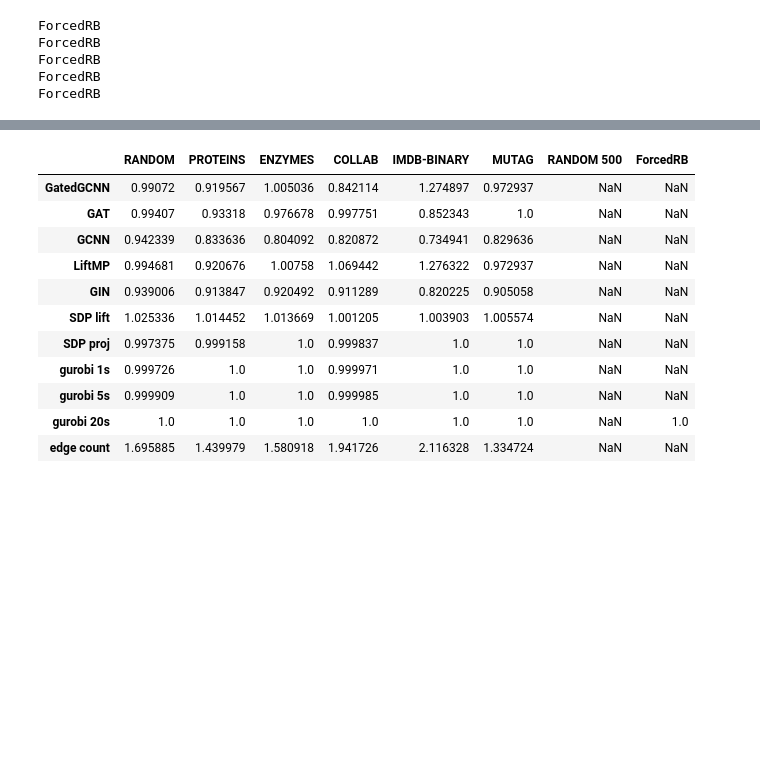
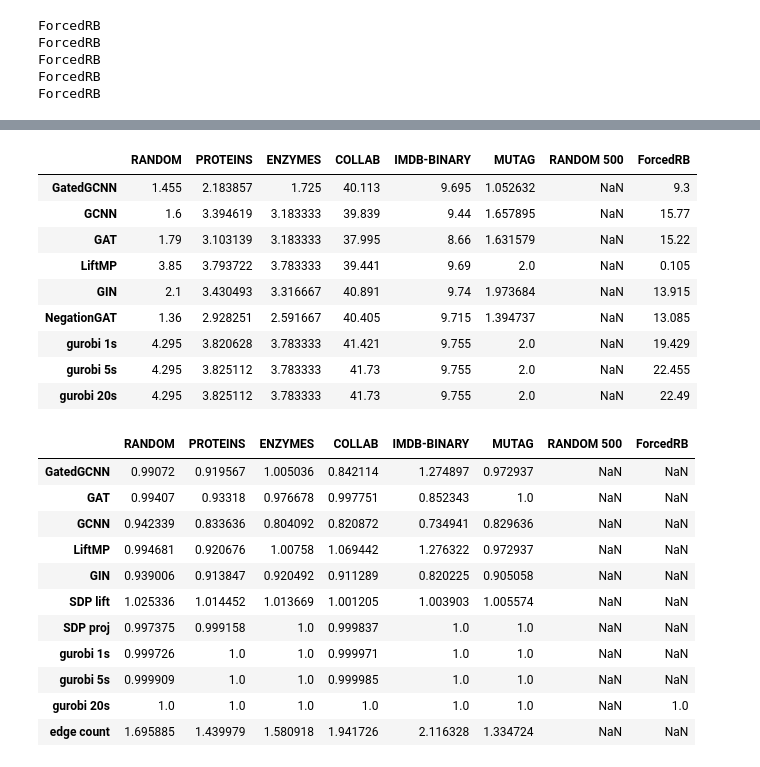
Before and after one commit to penlu/bespoke-gnn4do, a Jupyter notebook: ipynb/tabulate.ipynb, the cells around one changed output, grey strips where cells are left out. Saved outputs shown, nothing was run; the diff lists cells and outputs as text; code cells hidden in the pictures; blank space fills up the shorter version.

Commit message:
add max clique to tabulation

```diff
--- a/ipynb/tabulate.ipynb
+++ b/ipynb/tabulate.ipynb
@@ -152,8 +149,6 @@ print("loading gurobi 1s")
 vc_grb_1s = load_baseline_outputs(root_folder / 'baseline_runs', '230902_gurobi_1s', 'gurobi', indices)
 print("loading gurobi 5s")
 vc_grb_5s = load_baseline_outputs(root_folder / 'baseline_runs', '230902_gurobi_5s', 'gurobi', indices)
-print("loading gurobi 5s")
-vc_grb_5s = load_baseline_outputs(root_folder / 'baseline_runs', '230902_gurobi_5s', 'gurobi', indices)
 print("loading gurobi 20s")
 vc_grb_20s = load_baseline_outputs(root_folder / 'baseline_runs', '230916_gurobi_vertex_cover_20s', 'gurobi', indices)
 
@@ -251,3 +246,15 @@ ForcedRB
 ForcedRB
 ForcedRB
 ForcedRB
+# %%
+# loading max clique results from files
+
+print("loading model losses")
+clique_models = load_train_outputs(root_folder / 'training_runs', '230920_clique') # 230901_VC for without PE
+
+print("loading gurobi 1s")
+clique_grb_1s = load_baseline_outputs(root_folder / 'baseline_runs', '230920_gurobi_max_clique_1s', 'gurobi', indices)
+print("loading gurobi 5s")
+clique_grb_5s = load_baseline_outputs(root_folder / 'baseline_runs', '230920_gurobi_max_clique_5s', 'gurobi', indices)
+print("loading gurobi 20s")
+clique_grb_20s = load_baseline_outputs(root_folder / 'baseline_runs', '230920_gurobi_max_clique_20s', 'gurobi', indices)
@@ -254,3 +279,27 @@ ForcedRB
+# %%
+# putting clique results in a table
+clique_scores = pd.DataFrame(columns=dataset_names)
+
+for (model, dataset), (train_losses, valid_scores) in clique_models.items():
+    clique_scores.at[model, dataset] = np.max(valid_scores)
+
+for dataset, score in clique_grb_1s.items():
+    clique_scores.at['gurobi 1s', dataset] = score
+
+for dataset, score in clique_grb_5s.items():
+    clique_scores.at['gurobi 5s', dataset] = score
+
+for dataset, score in clique_grb_20s.items():
+    clique_scores.at['gurobi 20s', dataset] = score
+
+for dataset in dataset_names:
+    edges = 0
+    count = 0
+    if dataset not in datasets:
+        continue
+    for example in datasets[dataset]:
+        edges += example.edge_index.shape[1]
+        count += 1
 # %%
 maxcut_scores
 # %% [output]
@@ -281,6 +330,19 @@ vc_scores
 | gurobi 5s | -75.935 | -25.076233 | -19.458333 | -66.454 | -16.09 | -8.236842 | -467.315 | -196.481 |
 | gurobi 20s | -75.935 | -25.076233 | -19.458333 | -66.454 | -16.09 | -8.236842 | NaN | -196.455 |
 | vertex count | -100.0 | -39.057502 | -32.633333 | -74.4948 | -19.773 | -17.930851 | NaN | NaN |
+# %%
+clique_scores
+# %% [output]
+|  | RANDOM | PROTEINS | ENZYMES | COLLAB | IMDB-BINARY | MUTAG | RANDOM 500 | ForcedRB |
+| GatedGCNN | 1.455 | 2.183857 | 1.725 | 40.113 | 9.695 | 1.052632 | NaN | 9.3 |
+| GCNN | 1.6 | 3.394619 | 3.183333 | 39.839 | 9.44 | 1.657895 | NaN | 15.77 |
+| GAT | 1.79 | 3.103139 | 3.183333 | 37.995 | 8.66 | 1.631579 | NaN | 15.22 |
+| LiftMP | 3.85 | 3.793722 | 3.783333 | 39.441 | 9.69 | 2.0 | NaN | 0.105 |
+| GIN | 2.1 | 3.430493 | 3.316667 | 40.891 | 9.74 | 1.973684 | NaN | 13.915 |
+| NegationGAT | 1.36 | 2.928251 | 2.591667 | 40.405 | 9.715 | 1.394737 | NaN | 13.085 |
+| gurobi 1s | 4.295 | 3.820628 | 3.783333 | 41.421 | 9.755 | 2.0 | NaN | 19.429 |
+| gurobi 5s | 4.295 | 3.825112 | 3.783333 | 41.73 | 9.755 | 2.0 | NaN | 22.455 |
+| gurobi 20s | 4.295 | 3.825112 | 3.783333 | 41.73 | 9.755 | 2.0 | NaN | 22.49 |
 # %%
 # get maxcut, vc scores normalized by gurobi 5s count
 maxcut_norms = maxcut_scores.copy()
```
Also changed, not shown: parts of 6 cells of this notebook.
